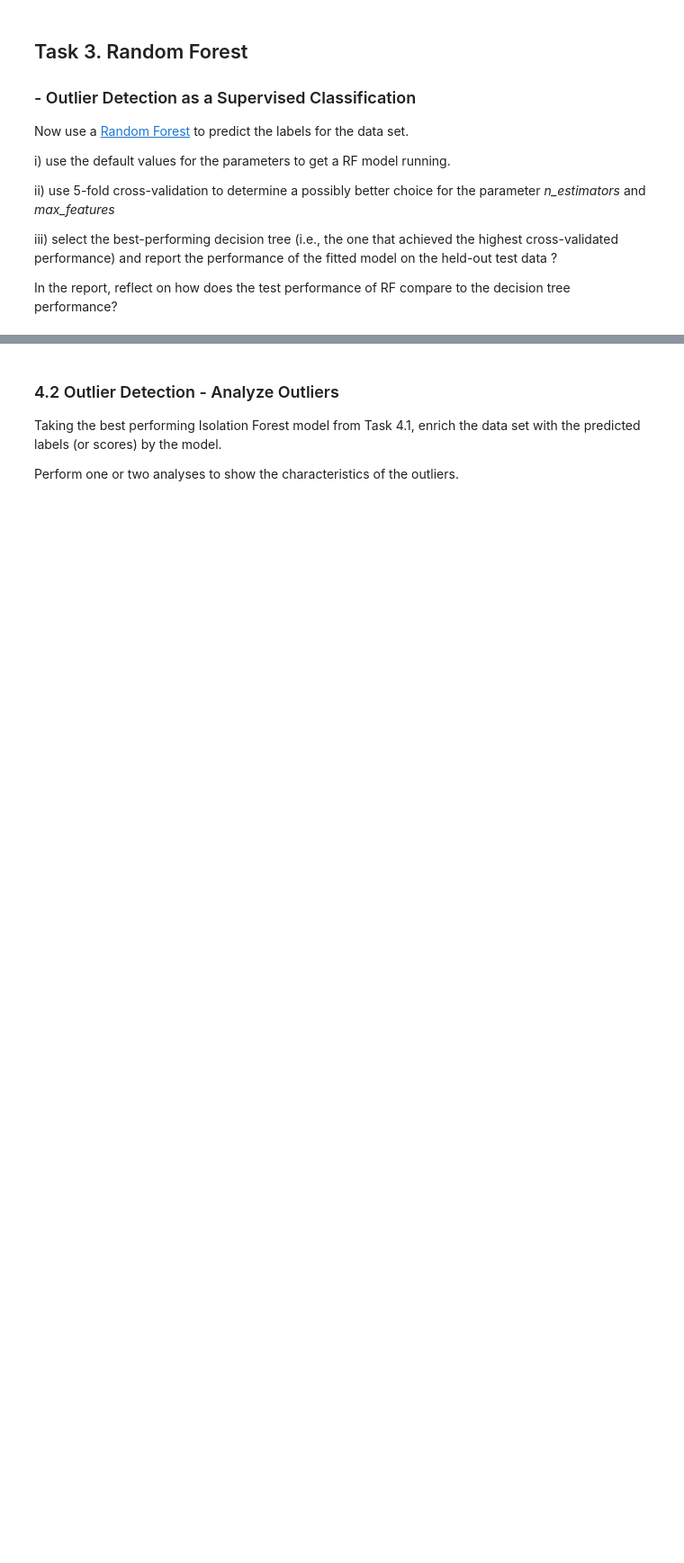
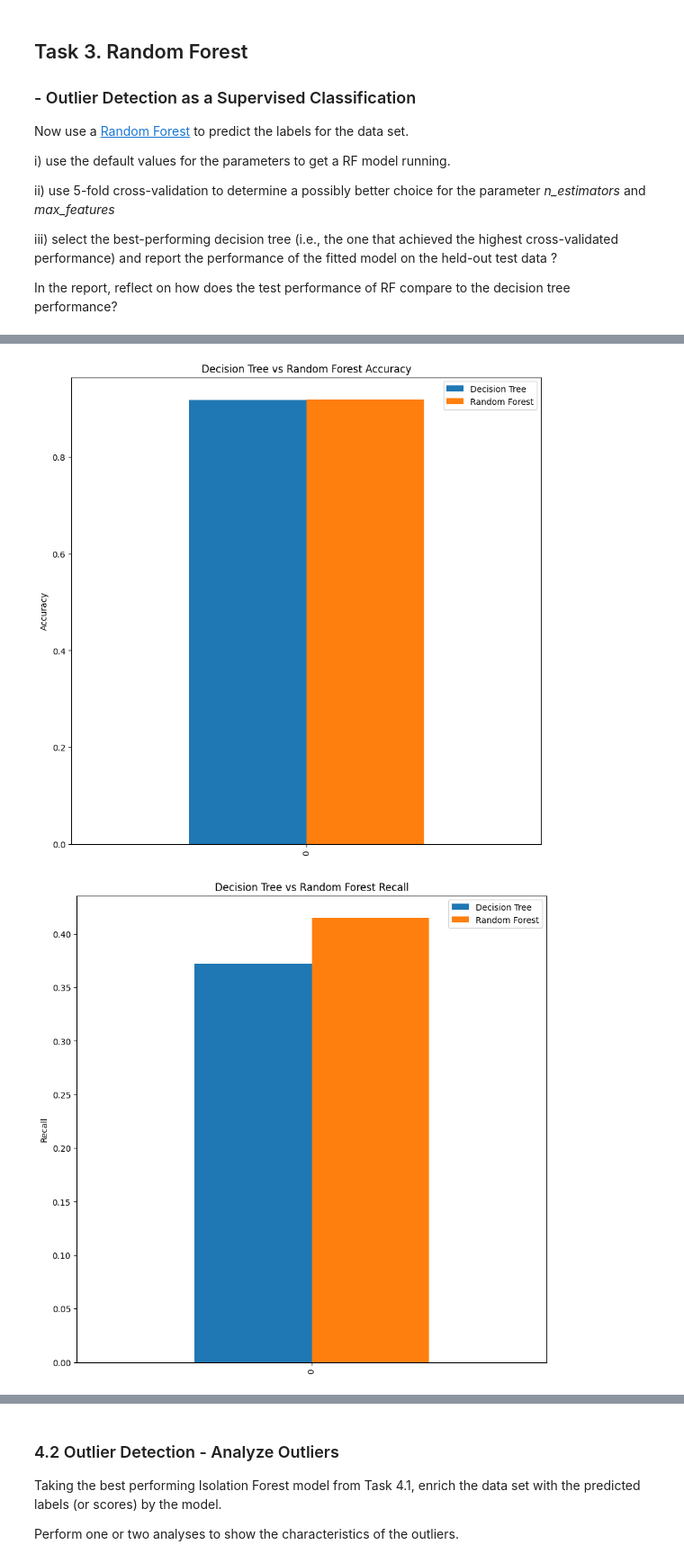
Before and after one commit to MacSuperior/APML, a Jupyter notebook: Jesse-Assignment-1.ipynb, the cells around one changed output, grey strips where cells are left out. Shown at 90% size. Cells and saved outputs as stored; diff of their text form; code cells hidden in the pictures; blank space fills up the shorter version.

```diff
--- a/Jesse-Assignment-1.ipynb
+++ b/Jesse-Assignment-1.ipynb
@@ -636,0 +604,3 @@ from sklearn.ensemble import RandomForestClassifier
+# %%
+# Fit the unoptimized random forest classifier to the training data
+rfc_unoptimized.fit(X_train, y_train)
@@ -636,0 +609,3 @@ from sklearn.ensemble import RandomForestClassifier
+# %%
+# Fit the optimized random forest grid search classifier to the training data
+rfc_optimized.fit(X_train, y_train)
@@ -636,0 +659,52 @@ from sklearn.ensemble import RandomForestClassifier
+# %%
+# TODO: Compare the accuracy of the decision tree and the random forest on the test data in a bar plot
+
+# NOTE: All graphs below are based on the on ACCURACY optimized classifier
+
+import matplotlib.pyplot as plt
+
+# Create a dataframe with the accuracy scores of the optimized decision tree and random forest classifiers
+dtc_rfc_df = pd.DataFrame({'Decision Tree': [accuracy_score(y_test, y_pred_dtc_optimized)], 'Random Forest': [accuracy_score(y_test, y_pred_rfc_optimized)]})
+
+# Create a bar plot from the dataframe
+fig, ax = plt.subplots(figsize=(10, 10))
+dtc_rfc_df.plot.bar(ax=ax)
+ax.set_title('Decision Tree vs Random Forest Accuracy')
+ax.set_ylabel('Accuracy')
+plt.show()
+
+# Now do the same but for recall
+# Create a dataframe with the recall scores of the optimized decision tree and random forest classifiers
+dtc_rfc_df = pd.DataFrame({'Decision Tree': [recall_score(y_test, y_pred_dtc_optimized)], 'Random Forest': [recall_score(y_test, y_pred_rfc_optimized)]})
+
+# Create a bar plot from the dataframe
+fig, ax = plt.subplots(figsize=(10, 10))
+dtc_rfc_df.plot.bar(ax=ax)
+ax.set_title('Decision Tree vs Random Forest Recall')
+ax.set_ylabel('Recall')
+plt.show()
+
+# Now do the same but for precision
+# Create a dataframe with the precision scores of the optimized decision tree and random forest classifiers
+dtc_rfc_df = pd.DataFrame({'Decision Tree': [precision_score(y_test, y_pred_dtc_optimized)], 'Random Forest': [precision_score(y_test, y_pred_rfc_optimized)]})
+
+# Create a bar plot from the dataframe
+fig, ax = plt.subplots(figsize=(10, 10))
+dtc_rfc_df.plot.bar(ax=ax)
+ax.set_title('Decision Tree vs Random Forest Precision')
+ax.set_ylabel('Precision')
+plt.show()
+
+# Now do the same but for f1
+# Create a dataframe with the f1 scores of the optimized decision tree and random forest classifiers
+dtc_rfc_df = pd.DataFrame({'Decision Tree': [f1_score(y_test, y_pred_dtc_optimized)], 'Random Forest': [f1_score(y_test, y_pred_rfc_optimized)]})
+
+# Create a bar plot from the dataframe
+fig, ax = plt.subplots(figsize=(10, 10))
+dtc_rfc_df.plot.bar(ax=ax)
+ax.set_title('Decision Tree vs Random Forest F1')
+ax.set_ylabel('F1')
+plt.show()
+# %% [output]
+[figure, added]
+[figure, added]
```
Also changed, not shown: parts of 29 cells of this notebook.
